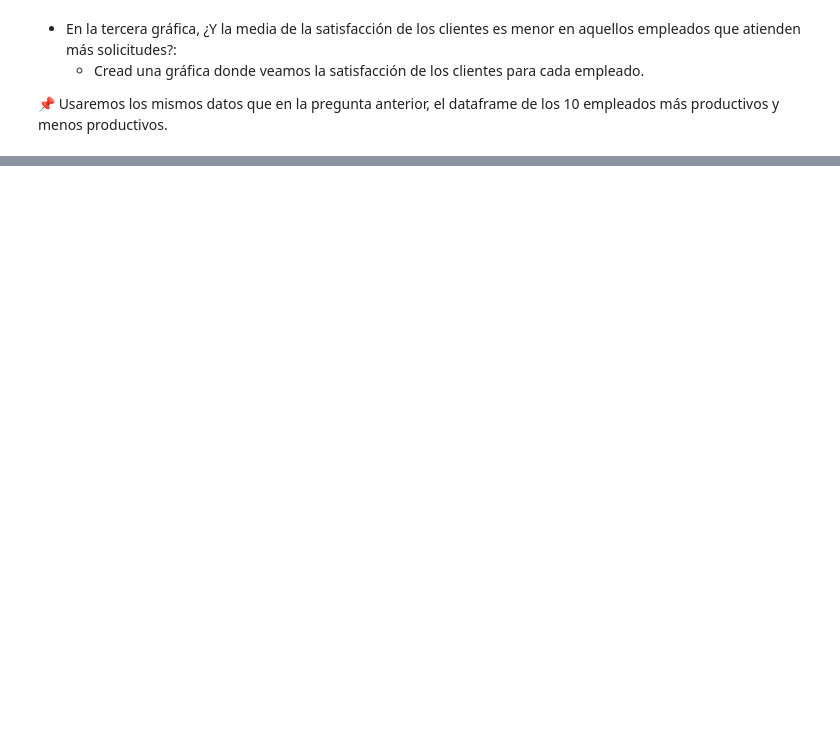
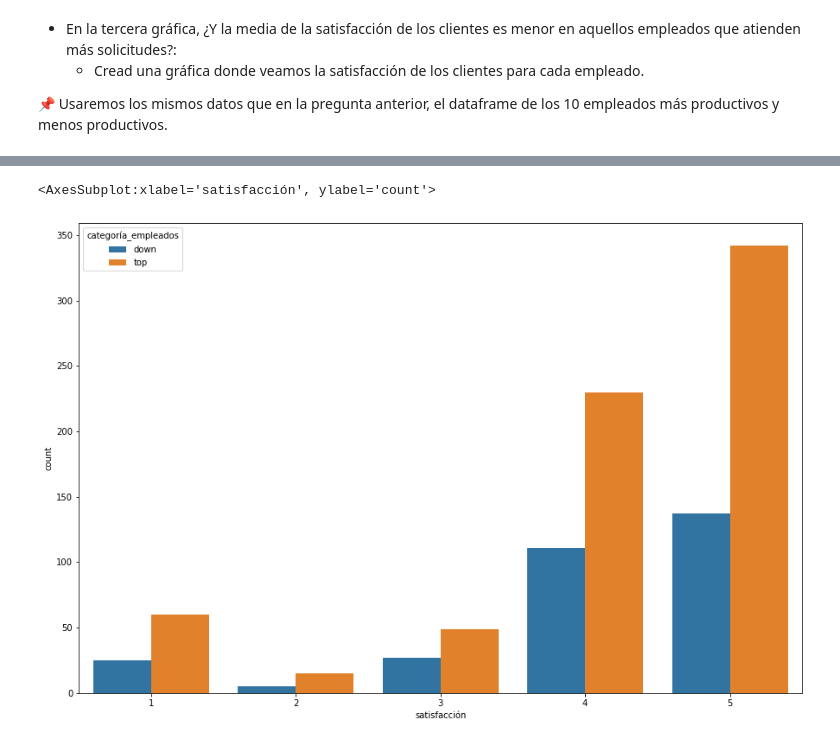
Before and after one commit to Adalab/promo_d_da_modulo2_sprint2_Cristina-Paloma, a Jupyter notebook: EDA/EDA-3.ipynb, the cells around one changed output, grey strips where cells are left out. Cells and saved outputs as stored; diff of their text form; code cells hidden in the pictures; blank space fills up the shorter version.

```diff
--- a/EDA/EDA-3.ipynb
+++ b/EDA/EDA-3.ipynb
@@ -207,0 +322,5 @@ sns.countplot(x = 'id_empleado', hue = 'satisfacción', data = employees_final)
+# %%
+sns.countplot(x = 'satisfacción',  hue = 'categoría_empleados', data = employees_final)
+# %% [output]
+<AxesSubplot:xlabel='satisfacción', ylabel='count'>
+[figure, added]
```
Also changed, not shown: parts of 24 cells of this notebook, 3 other files.
